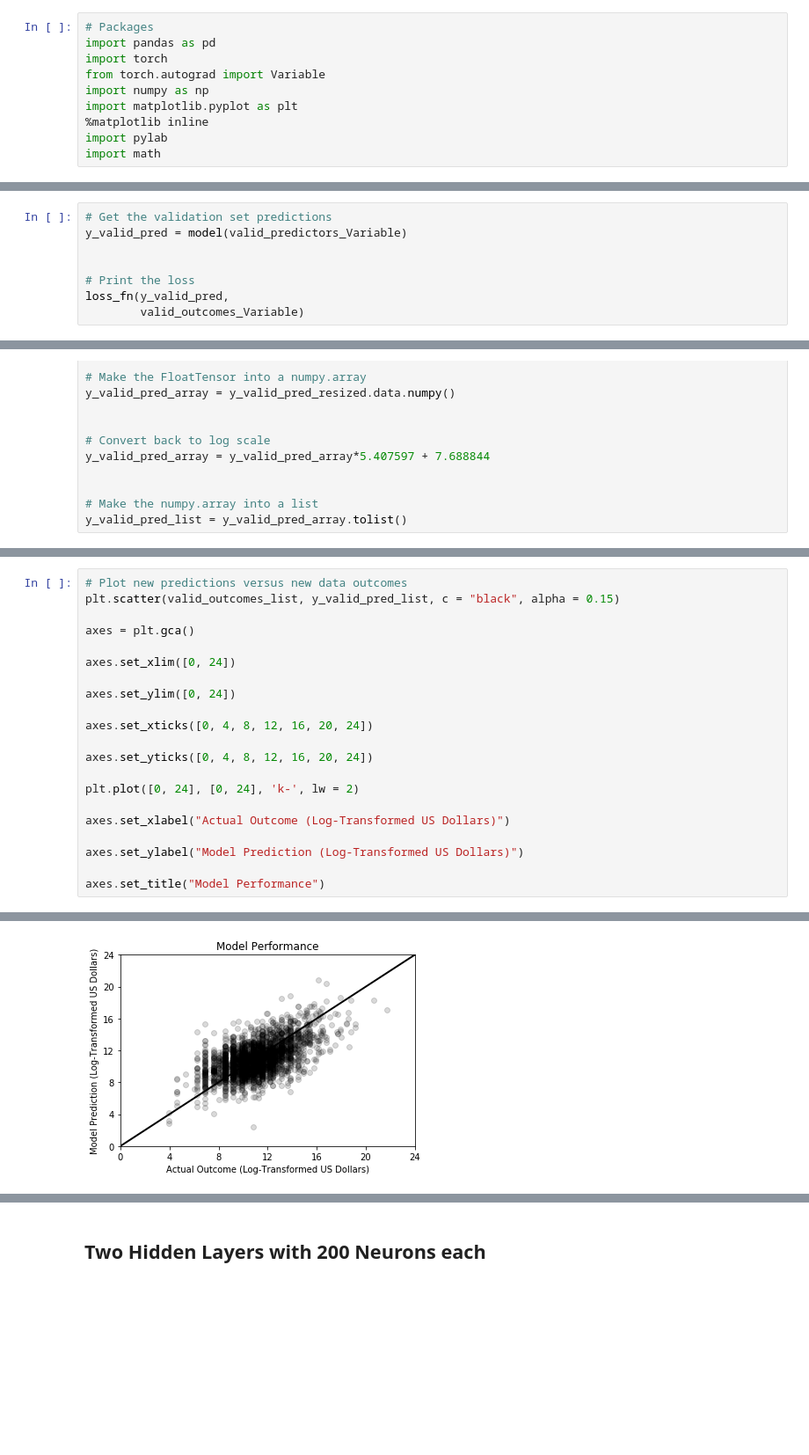
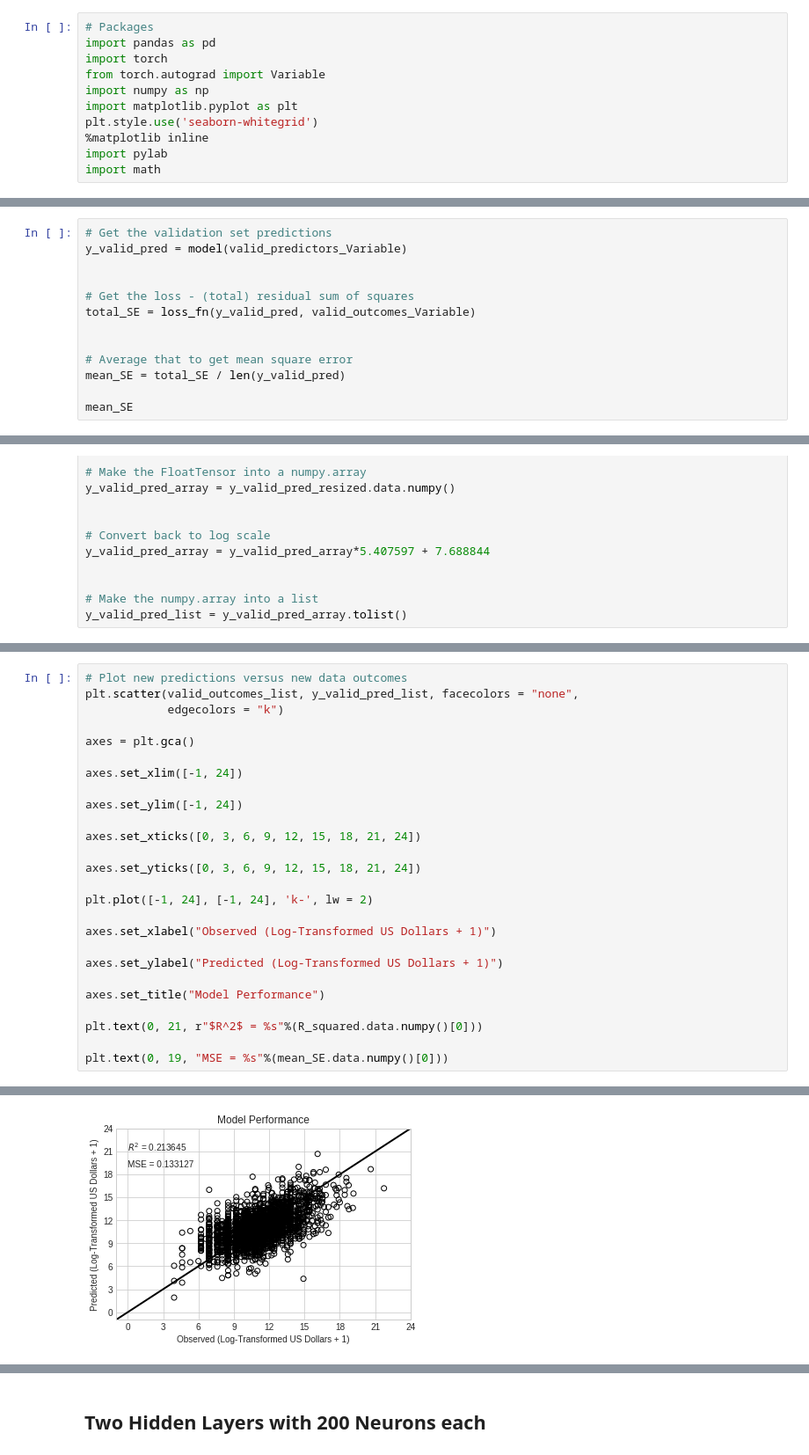
Before and after one commit to jdiaz4302/tornadoesr, a Jupyter notebook: Complete_Workflow/19_very_wide_holistic_models_no_zeros.ipynb, the cells around one changed output, grey strips where cells are left out. Shown at 88% size. Drawn from its saved outputs; the diff is of its cells as text; blank space fills up the shorter version.

```diff
--- a/Complete_Workflow/19_very_wide_holistic_models_no_zeros.ipynb
+++ b/Complete_Workflow/19_very_wide_holistic_models_no_zeros.ipynb
@@ -7,6 +7,7 @@ import torch
 from torch.autograd import Variable
 import numpy as np
 import matplotlib.pyplot as plt
+plt.style.use('seaborn-whitegrid')
 %matplotlib inline
 import pylab
 import math
@@ -461,8 +551,13 @@ plt.plot([-2, 4], [-2, 4], 'k-', lw=2)
 y_valid_pred = model(valid_predictors_Variable)
 
 
-# Print the loss
-loss_fn(y_valid_pred,
-        valid_outcomes_Variable)
+# Get the loss - (total) residual sum of squares
+total_SE = loss_fn(y_valid_pred, valid_outcomes_Variable)
+
+
+# Average that to get mean square error
+mean_SE = total_SE / len(y_valid_pred)
+
+mean_SE
 # %% [output]
 Variable containing:
@@ -499,24 +626,29 @@ y_valid_pred_list = y_valid_pred_array.tolist()
 # %%
 # Plot new predictions versus new data outcomes
-plt.scatter(valid_outcomes_list, y_valid_pred_list, c = "black", alpha = 0.15)
+plt.scatter(valid_outcomes_list, y_valid_pred_list, facecolors = "none",
+            edgecolors = "k")
 
 axes = plt.gca()
 
-axes.set_xlim([0, 24])
+axes.set_xlim([-1, 24])
 
-axes.set_ylim([0, 24])
+axes.set_ylim([-1, 24])
 
-axes.set_xticks([0, 4, 8, 12, 16, 20, 24])
+axes.set_xticks([0, 3, 6, 9, 12, 15, 18, 21, 24])
 
-axes.set_yticks([0, 4, 8, 12, 16, 20, 24])
+axes.set_yticks([0, 3, 6, 9, 12, 15, 18, 21, 24])
 
-plt.plot([0, 24], [0, 24], 'k-', lw = 2)
+plt.plot([-1, 24], [-1, 24], 'k-', lw = 2)
 
-axes.set_xlabel("Actual Outcome (Log-Transformed US Dollars)")
+axes.set_xlabel("Observed (Log-Transformed US Dollars + 1)")
 
-axes.set_ylabel("Model Prediction (Log-Transformed US Dollars)")
+axes.set_ylabel("Predicted (Log-Transformed US Dollars + 1)")
 
 axes.set_title("Model Performance")
+
+plt.text(0, 21, r"$R^2$ = %s"%(R_squared.data.numpy()[0]))
+
+plt.text(0, 19, "MSE = %s"%(mean_SE.data.numpy()[0]))
 # %% [output]
 <matplotlib.text.Text at 0x...>
-[figure, old version]
+[figure, new version]
```
Also changed, not shown: parts of 24 cells of this notebook.
